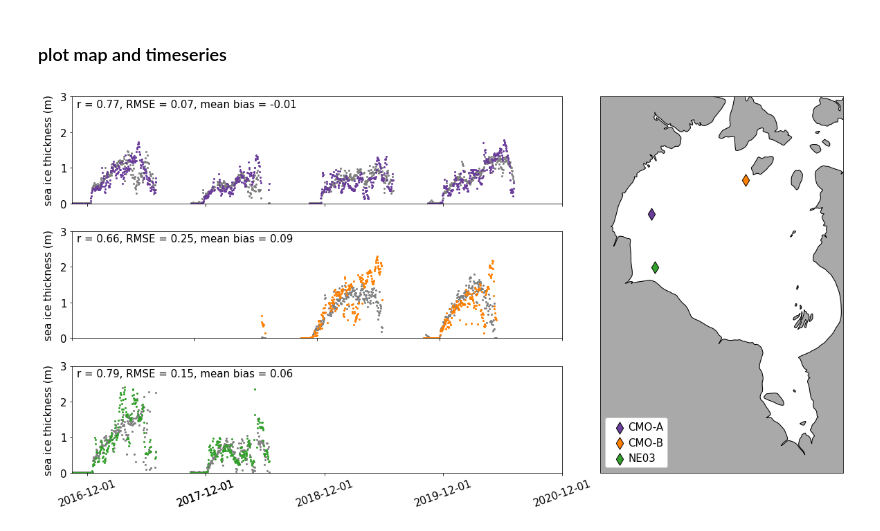
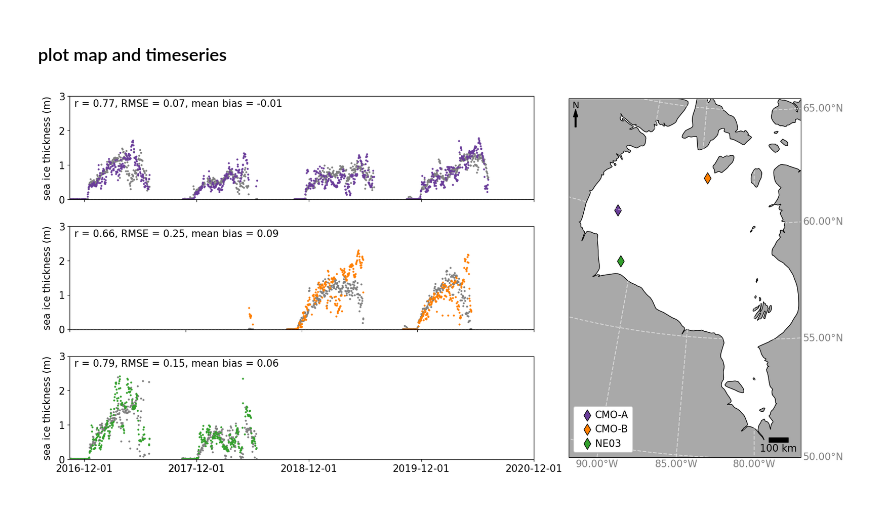
Before and after one commit to carmennab/bears_hb, a Jupyter notebook: main_figs/sit_validation.ipynb, the cells around one changed output. Cells and saved outputs as stored; diff of their text form; code cells hidden in the pictures.

```diff
--- a/main_figs/sit_validation.ipynb
+++ b/main_figs/sit_validation.ipynb
@@ -259,38 +261,57 @@ for count,mooring in enumerate(mooring_names):
 
     ax.set_xticks(tick_dates)
     if count == 2:
-        ax.set_xticklabels(tick_dates,rotation = 20)
+        ax.set_xticklabels(tick_dates,rotation = 0)
     else:
         ax.set_xticklabels([])
     ### calculate stats
     mask = ~np.isnan(mooring_sit) & ~np.isnan(sat_sit) # mask out cells with nan mooring or nan cs2
     rstats = linregress(mooring_sit[mask],sat_sit[mask]) # correlate valid mooring and cs2 for each grid cell
     r = np.round(rstats.rvalue,2)
     rmse = np.round(np.nanmean(((sat_sit-mooring_sit)**2)),2)
     bias = np.round(np.nanmean(sat_sit-mooring_sit),2)
 
 
     ### add stats to plot
     ax.text(0.01, 0.9, f'r = {r}, RMSE = {rmse}, mean bias = {bias}',ha='left',color='k',
             transform = ax.transAxes)
 
 # plot mooring locations
 ax1 = fig.add_subplot(spec[:,1],projection=ccrs.NorthPolarStereo(central_longitude=-80))
-ax1.add_feature(cartopy.feature.LAND, color='darkgrey',zorder=1)
-ax1.add_feature(cartopy.feature.OCEAN, color='white', edgecolor='black')
+gl2 = ax1.gridlines(crs=ccrs.PlateCarree(),draw_labels=True,linewidth=1.5,color='white',alpha=0.5,
+                  linestyle='--',x_inline=False,y_inline=False,xlocs= np.linspace(-80,-90, 3),
+                  ylocs=np.linspace(50,65,4))
+gl2.top_labels = False
+gl2.left_labels = False
+gl2.xlabel_style = {'size': 15, 'color': 'gray'}
+gl2.ylabel_style = {'size': 15, 'color': 'gray'}
+gl2.xformatter = LongitudeFormatter(number_format='.2f')
+gl2.yformatter = LatitudeFormatter(number_format='.2f')
+gl2.rotate_labels = False
+
+ax1.add_feature(cartopy.feature.OCEAN, facecolor='white', edgecolor='black')
+ax1.add_feature(cartopy.feature.LAND, facecolor='darkgrey')
 ax1.set_extent([-92, -77, 50, 65], ccrs.PlateCarree())
 ax1.coastlines()
 for color,mooring in zip(colors,mooring_names):
     lats = locs[locs['combined name']==mooring]['lat']
     lons = locs[locs['combined name']==mooring]['lon']
 
-    ax1.scatter(lons.iloc[0],lats.iloc[0],transform=ccrs.PlateCarree(),color=color,label=mooring,s=150,marker="d",edgecolors='black')
+    ax1.scatter(lons.iloc[0],lats.iloc[0],transform=ccrs.PlateCarree(),color=color,label=mooring,s=150,
+                marker="d",edgecolors='black')
 
 ax1.legend(loc='lower left',columnspacing=0.3,handletextpad=-0.2, ncol=1,framealpha=1)
-# ax1.text(0.2, 0.53, 'Churchill', transform=ax1.transAxes, ha='center', va='center')
-# ax1.text(0.5, 0.1, 'James Bay', transform=ax1.transAxes, ha='center', va='center')
+ax1.text(0.03, 0.98, 'N', transform=ax1.transAxes, ha='center', va='center', fontsize=14)
+ax1.annotate('', xy=(0.03, 0.97), xytext=(0.03, 0.92), arrowprops=dict(facecolor='black', width=2, headwidth=7),
+    xycoords=ax1.transAxes)
 
+ax1.add_artist(AnchoredSizeBar(ax1.transData,
+                           100_000, '100 km', 'lower right',
+                           pad=0.3,
+                           color='black',
+                           frameon=False,
+                           size_vertical=25000))
 
 plt.savefig(f'{figpath}sit_validation.jpg', bbox_inches = "tight", dpi = 400)
 # %% [output]
-[figure, old version]
+[figure, new version]
```
Also changed, not shown: parts of 1 cell of this notebook, 1 other file.
